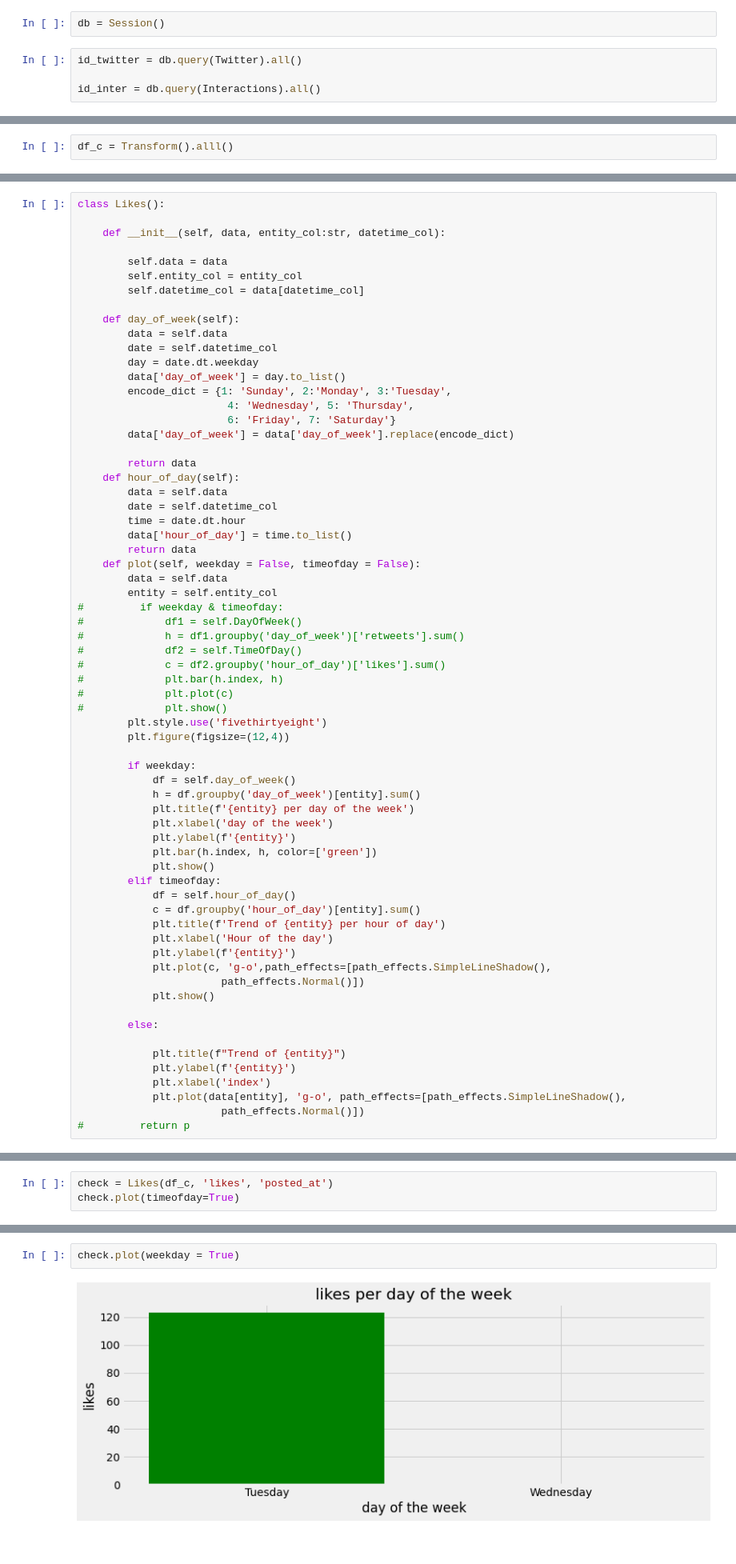
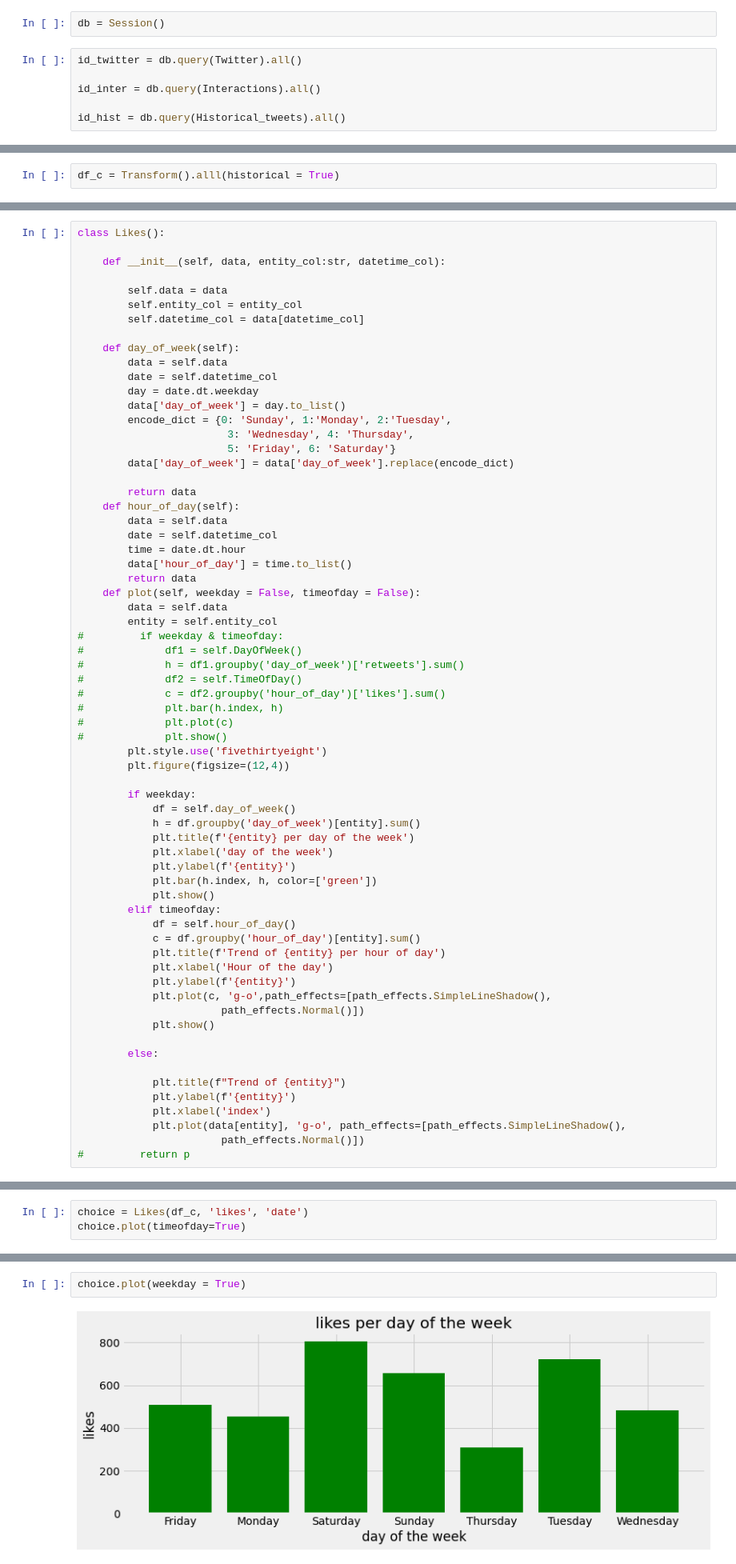
Before and after one commit to nazari-ai/nazari-data-wrangling, a Jupyter notebook: Twitter/twitter_clean.ipynb, the cells around one changed output, grey strips where cells are left out. Shown at 80% size. Drawn from its saved outputs; the diff is of its cells as text.

```diff
--- a/Twitter/twitter_clean.ipynb
+++ b/Twitter/twitter_clean.ipynb
@@ -61,3 +76,5 @@ db = Session()
 id_twitter = db.query(Twitter).all()
 
 id_inter = db.query(Interactions).all()
+
+id_hist = db.query(Historical_tweets).all()
@@ -147,3 +202,3 @@ class Transform():
 # %%
-df_c = Transform().alll()
+df_c = Transform().alll(historical = True)
 # %% [output]
@@ -169,9 +239,9 @@ class Likes():
         date = self.datetime_col
         day = date.dt.weekday
         data['day_of_week'] = day.to_list()
-        encode_dict = {1: 'Sunday', 2:'Monday', 3:'Tuesday',
-                        4: 'Wednesday', 5: 'Thursday',
-                        6: 'Friday', 7: 'Saturday'}
+        encode_dict = {0: 'Sunday', 1:'Monday', 2:'Tuesday',
+                        3: 'Wednesday', 4: 'Thursday',
+                        5: 'Friday', 6: 'Saturday'}
         data['day_of_week'] = data['day_of_week'].replace(encode_dict)
 
         return data
@@ -224,4 +296,4 @@ class Likes():
 # %%
-check = Likes(df_c, 'likes', 'posted_at')
-check.plot(timeofday=True)
+choice = Likes(df_c, 'likes', 'date')
+choice.plot(timeofday=True)
 # %% [output]
@@ -229,5 +301,5 @@ check.plot(timeofday=True)
 # %%
-check.plot(weekday = True)
+choice.plot(weekday = True)
 # %% [output]
-[figure, old version]
+[figure, new version]
 # %%
```
Also changed, not shown: parts of 51 cells of this notebook.
